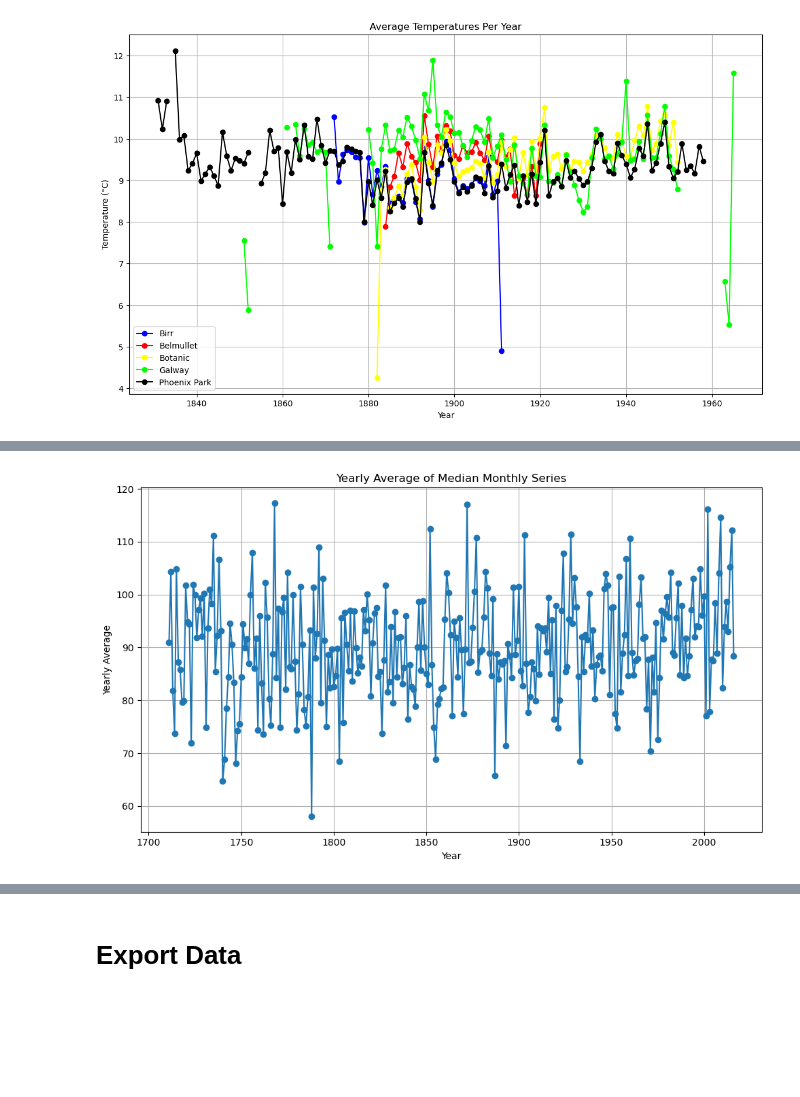
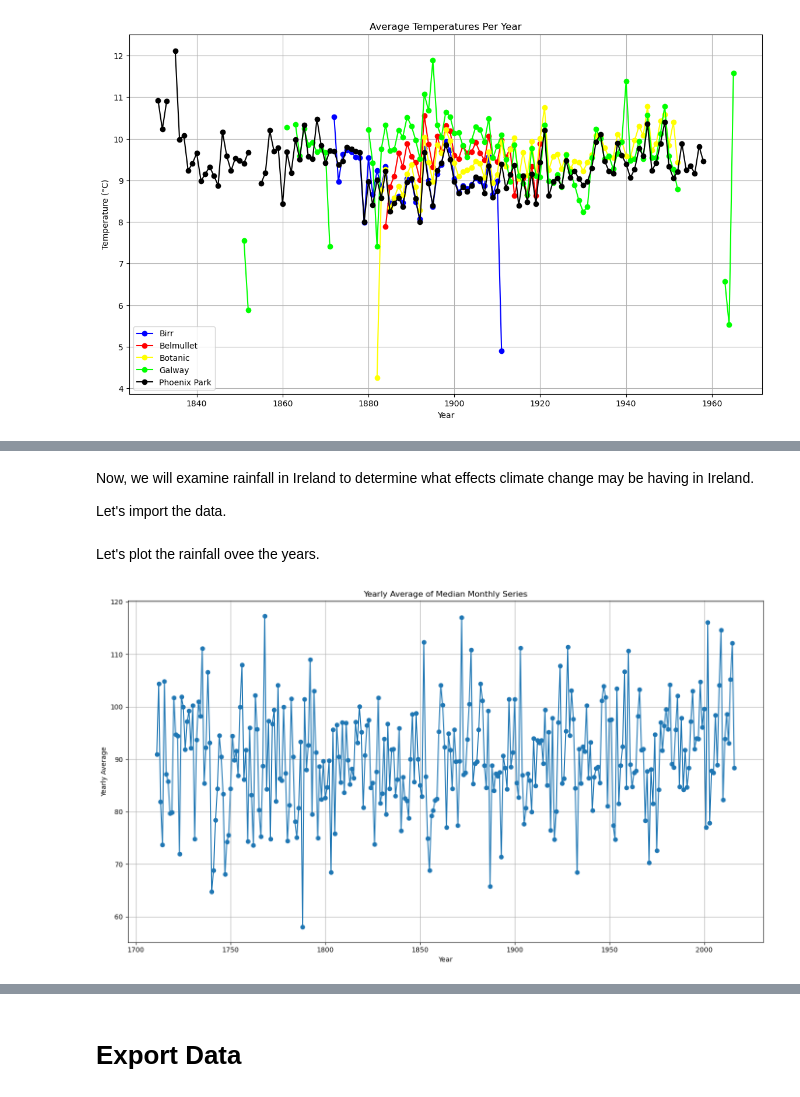
Before and after one commit to frankquinn89/PROGRAMMING_FOR_DATA_ANALYSIS_2, a Jupyter notebook: project.ipynb, the cells around one changed output, grey strips where cells are left out. Saved outputs shown, nothing was run; the diff lists cells and outputs as text; code cells hidden in the pictures; blank space fills up the shorter version.

Commit message:
updated rainfall analysis

```diff
--- a/project.ipynb
+++ b/project.ipynb
@@ -209,19 +223,25 @@ mplot.show()
+# %% [markdown]
+Now, we will examine rainfall in Ireland to determine what effects climate change may be having in Ireland.
+
+Let's import the data.
 # %%
-rain_fall = pd.read_csv('data/IOI_1711_SERIES.CSV')
+rainfall = pd.read_csv('irish_weather_data/IOI_1711_SERIES.CSV')
+# %% [markdown]
+Let's plot the rainfall ovee the years.
 # %%
 # Convert Month and Year to datetime
-rain_fall['Date'] = pd.to_datetime(rain_fall[['Year', 'Month']].assign(DAY=1))
+rainfall['Date'] = pd.to_datetime(rainfall[['Year', 'Month']].assign(DAY=1))
 
 # Group by Year and calculate the average for each Year
-yearly_avg = rain_fall.groupby(rain_fall['Date'].dt.year)['Median_monthly_series'].mean()
+yearly_avg = rainfall.groupby(rainfall['Date'].dt.year)['Median_monthly_series'].mean()
 
-mplot.figure(figsize=(10, 6))
+mplot.figure(figsize=(14, 8))
 mplot.plot(yearly_avg.index, yearly_avg, marker='o')
 mplot.title('Yearly Average of Median Monthly Series')
 mplot.xlabel('Year')
 mplot.ylabel('Yearly Average')
 mplot.grid(True)
 mplot.tight_layout()
 mplot.show()
 # %% [output]
-[figure, old version]
+[figure, new version]
```
Also changed, not shown: parts of 10 cells of this notebook.
